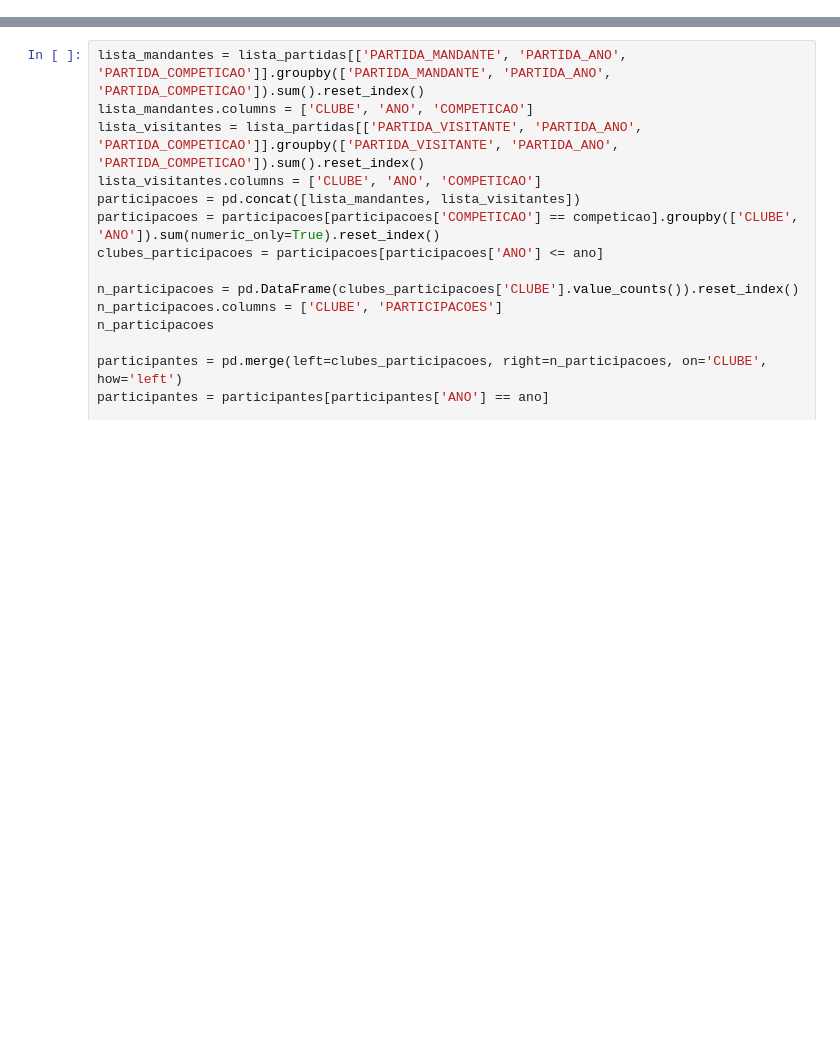
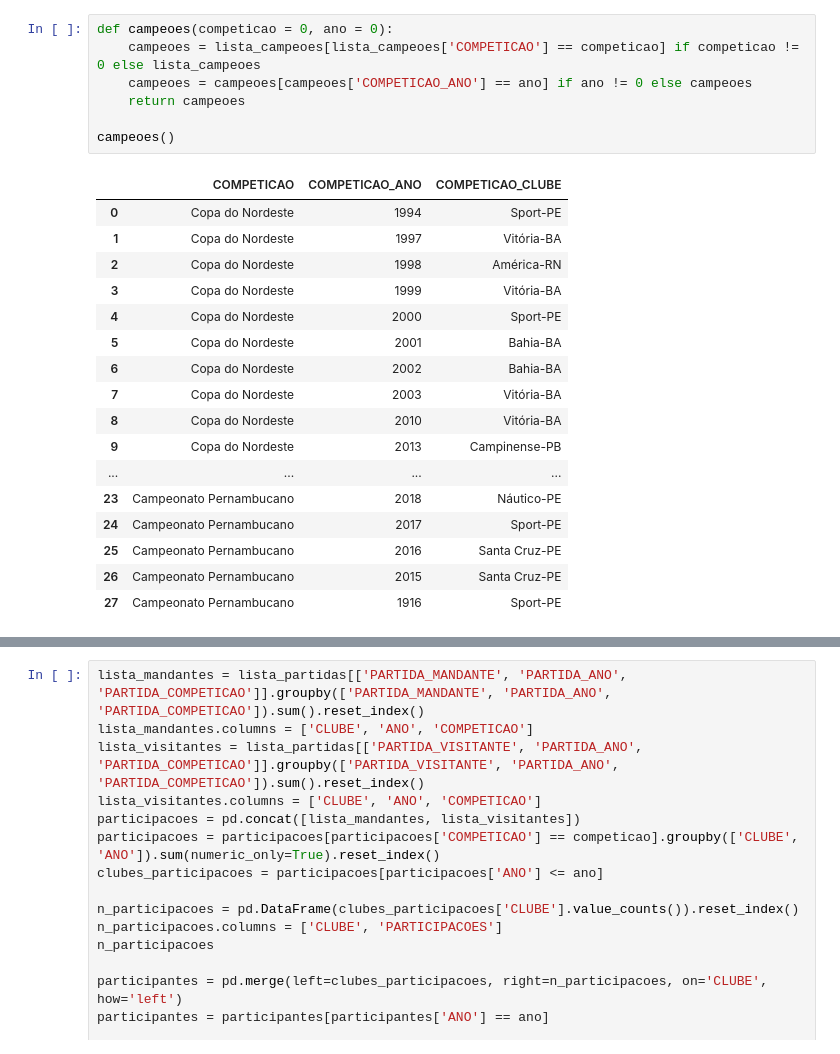
Before and after one commit to PericlesSavio/API_PE, a Jupyter notebook: teste2.ipynb, the cells around one changed output, grey strips where cells are left out. Cells and saved outputs as stored; diff of their text form; blank space fills up the shorter version.

```diff
--- a/teste2.ipynb
+++ b/teste2.ipynb
@@ -79,0 +102,25 @@ id_jogo = '1994-12-13_sport-pe_bahia-ba'
+# %%
+def campeoes(competicao = 0, ano = 0):
+    campeoes = lista_campeoes[lista_campeoes['COMPETICAO'] == competicao] if competicao != 0 else lista_campeoes
+    campeoes = campeoes[campeoes['COMPETICAO_ANO'] == ano] if ano != 0 else campeoes
+    return campeoes
+
+campeoes()
+# %% [output]
+|  | COMPETICAO | COMPETICAO_ANO | COMPETICAO_CLUBE |
+| 0 | Copa do Nordeste | 1994 | Sport-PE |
+| 1 | Copa do Nordeste | 1997 | Vitória-BA |
+| 2 | Copa do Nordeste | 1998 | América-RN |
+| 3 | Copa do Nordeste | 1999 | Vitória-BA |
+| 4 | Copa do Nordeste | 2000 | Sport-PE |
+| 5 | Copa do Nordeste | 2001 | Bahia-BA |
+| 6 | Copa do Nordeste | 2002 | Bahia-BA |
+| 7 | Copa do Nordeste | 2003 | Vitória-BA |
+| 8 | Copa do Nordeste | 2010 | Vitória-BA |
+| 9 | Copa do Nordeste | 2013 | Campinense-PB |
+| ... | ... | ... | ... |
+| 23 | Campeonato Pernambucano | 2018 | Náutico-PE |
+| 24 | Campeonato Pernambucano | 2017 | Sport-PE |
+| 25 | Campeonato Pernambucano | 2016 | Santa Cruz-PE |
+| 26 | Campeonato Pernambucano | 2015 | Santa Cruz-PE |
+| 27 | Campeonato Pernambucano | 1916 | Sport-PE |
```
Also changed, not shown: parts of 5 cells of this notebook, 3 other files.
